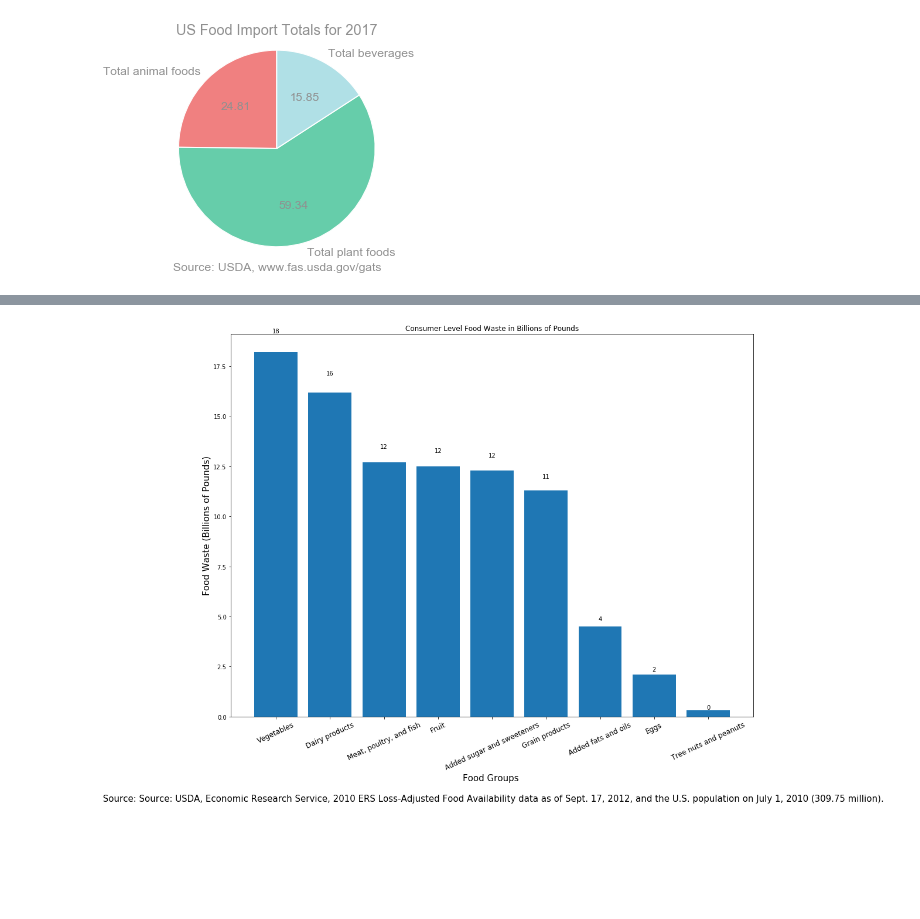
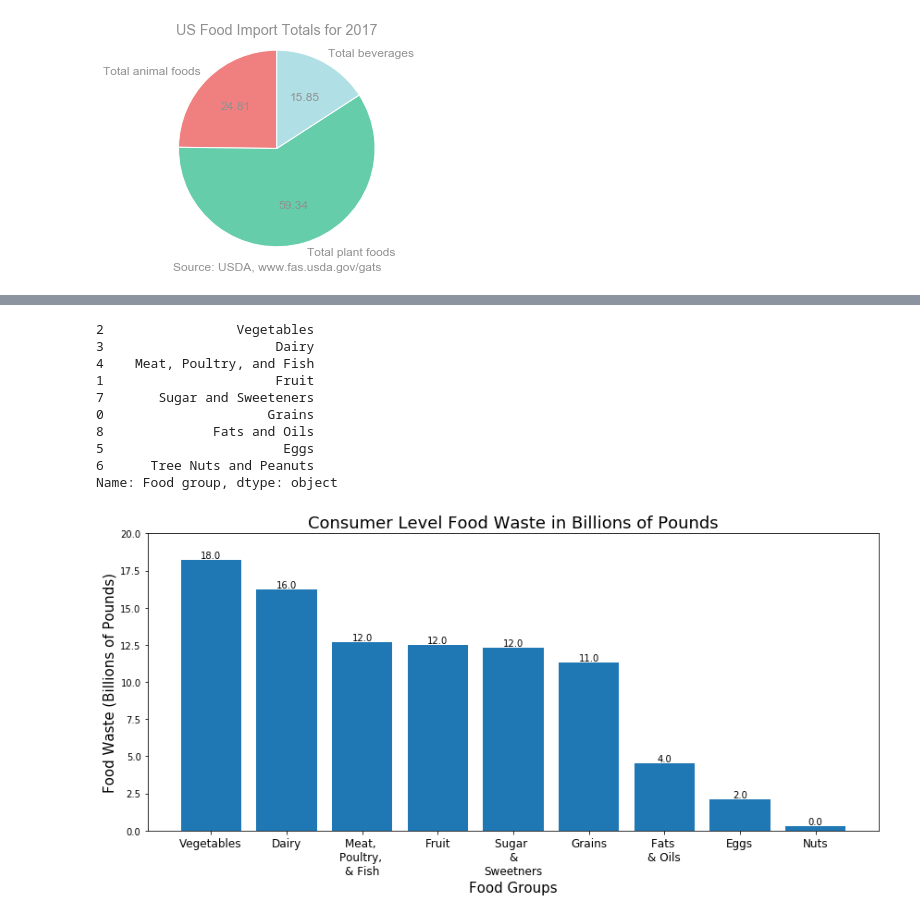
Before and after one commit to ashleylizg/foodpact, a Jupyter notebook: ipynb/us_food_imports.ipynb, the cells around one changed output, grey strips where cells are left out. Saved outputs shown, nothing was run; the diff lists cells and outputs as text; code cells hidden in the pictures; blank space fills up the shorter version.

Commit message:
#5 edits to bar graphs, delete source section of x-label and reformat tick labels and bar labels

```diff
--- a/ipynb/us_food_imports.ipynb
+++ b/ipynb/us_food_imports.ipynb
@@ -102,23 +103,41 @@ waste_totals.head()
+# %%
+print(waste_totals['Food group'])
+# %% [output]
+2                 Vegetables
+3                      Dairy
+4    Meat, Poultry, and Fish
+1                      Fruit
+7       Sugar and Sweeteners
+0                     Grains
+8              Fats and Oils
+5                       Eggs
+6      Tree Nuts and Peanuts
+Name: Food group, dtype: object
 # %%
-labels = waste_totals['Food group']
+labels = ['Vegetables', 'Dairy', 'Meat, \nPoultry, \n& Fish', 'Fruit', 'Sugar \n&\n Sweetners', 'Grains', 'Fats \n& Oils', 'Eggs', 'Nuts']
 losses = waste_totals['Consumer level losses from food supply in billion lbs']
 
-fig = plt.figure(figsize=(16,12))
+fig = plt.figure(figsize=(12,6))
 ax = fig.add_subplot(111)
 
 bars = plt.bar(labels, losses, align='center')
 ax = plt.subplot()
-ax.set_xticklabels(labels, rotation=25, fontsize=12)
+ax.set_xticklabels(labels, rotation=0, fontsize=12, wrap=True)
+ax.set_ylim([0, 20])
 def autolabel(rects):
     for rect in rects:
         height = rect.get_height()
-        ax.text(rect.get_x() + rect.get_width()/2., 1.05*height,
-                '%d' % int(height),
+        ax.text(rect.get_x() + rect.get_width()/2., 1.0*height,
+                '%2.1f' % int(height),
                 ha='center', va='bottom')
 autolabel(bars)
-ax.set_title('Consumer Level Food Waste in Billions of Pounds')
-ax.set_xlabel('Food Groups \n \n Source: Source: USDA, Economic Research Service, 2010 ERS Loss-Adjusted Food Availability data as of Sept. 17, 2012, and the U.S. population on July 1, 2010 (309.75 million).', fontsize=15)
+ax.set_title('Consumer Level Food Waste in Billions of Pounds', fontsize=18)
+ax.set_xlabel('Food Groups', fontsize= 15)
+### Source: Source: USDA, Economic Research Service,
+### 2010 ERS Loss-Adjusted Food Availability data as of Sept. 17, 2012,
+### and the U.S. population on July 1, 2010 (309.75 million).
 ax.set_ylabel('Food Waste (Billions of Pounds)', fontsize=15)
+plt.tight_layout()
 plt.show()
 # %% [output]
-[figure, old version]
+[figure, new version]
```
Also changed, not shown: parts of 3 cells of this notebook.
